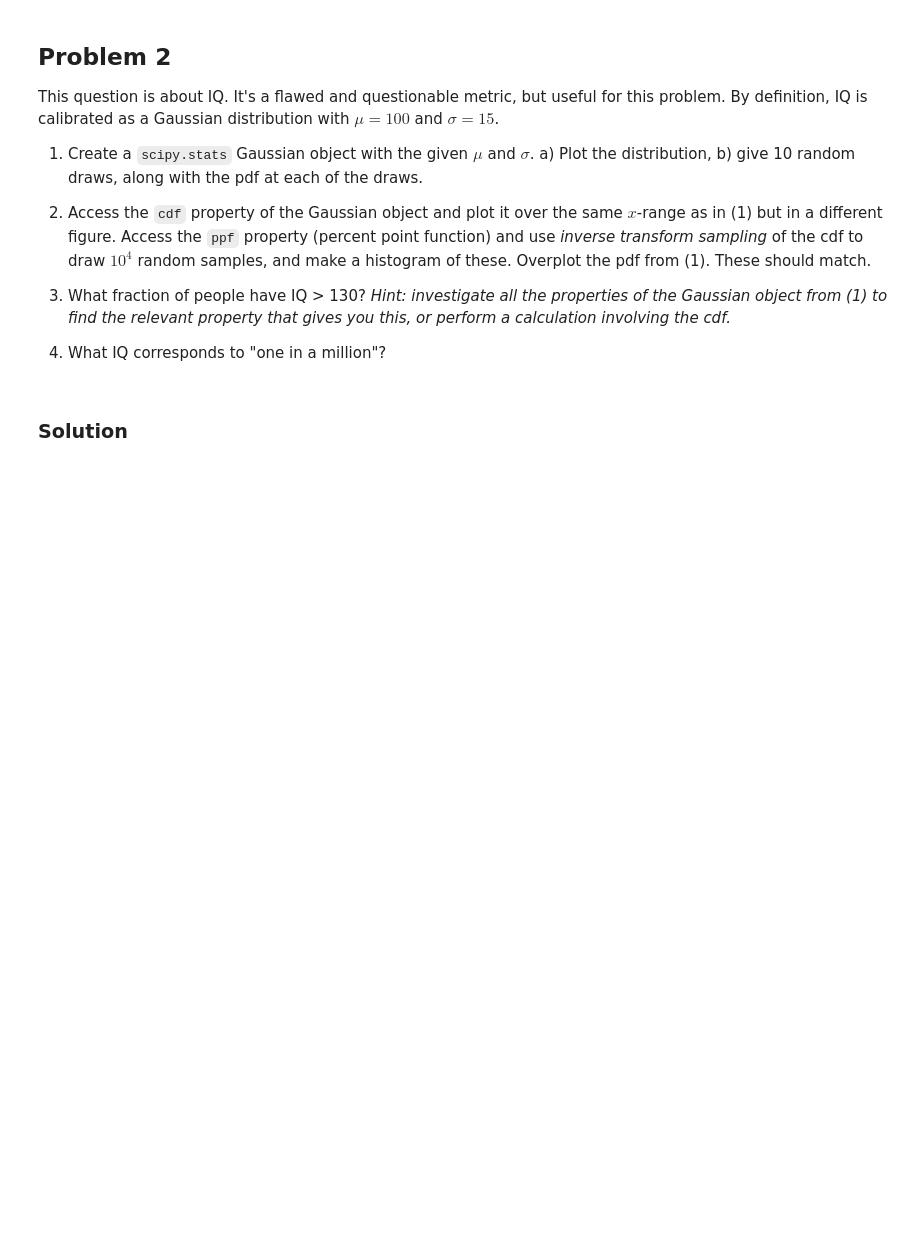
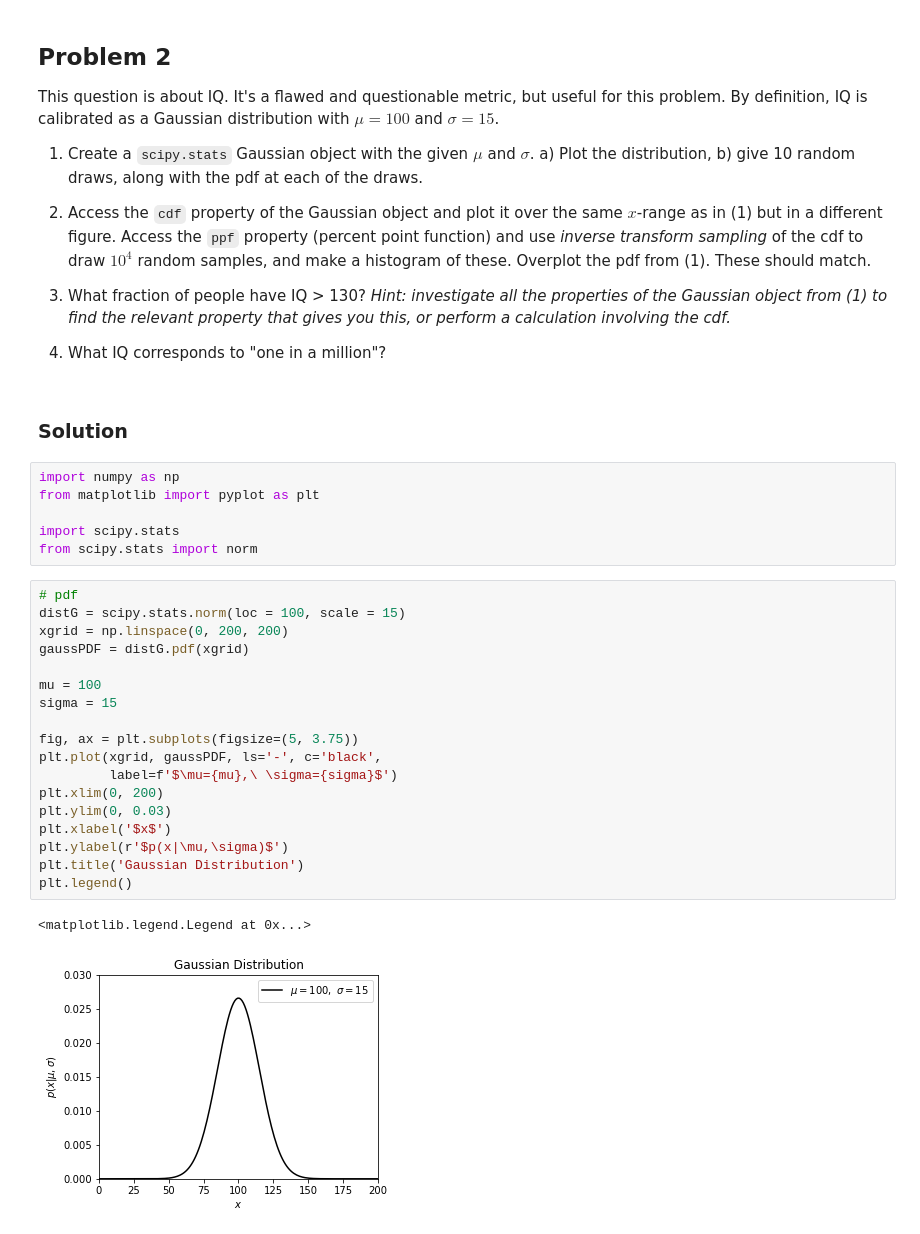
Before and after one commit to SissiChen17/astr3890, a Jupyter notebook: homework_notebooks/homework_4.ipynb, the cells around one changed output. Cells and saved outputs as stored; diff of their text form; blank space fills up the shorter version.

```diff
--- a/homework_notebooks/homework_4.ipynb
+++ b/homework_notebooks/homework_4.ipynb
@@ -33,3 +35,30 @@ This question is about IQ. It's a flawed and questionable metric, but useful for
 4) What IQ corresponds to "one in a million"?
 # %% [markdown]
 ### Solution
+# %%
+import numpy as np
+from matplotlib import pyplot as plt
+
+import scipy.stats
+from scipy.stats import norm
+# %%
+# pdf
+distG = scipy.stats.norm(loc = 100, scale = 15)
+xgrid = np.linspace(0, 200, 200)
+gaussPDF = distG.pdf(xgrid)
+
+mu = 100
+sigma = 15
+
+fig, ax = plt.subplots(figsize=(5, 3.75))
+plt.plot(xgrid, gaussPDF, ls='-', c='black',
+         label=f'$\mu={mu},\ \sigma={sigma}$')
+plt.xlim(0, 200)
+plt.ylim(0, 0.03)
+plt.xlabel('$x$')
+plt.ylabel(r'$p(x|\mu,\sigma)$')
+plt.title('Gaussian Distribution')
+plt.legend()
+# %% [output]
+<matplotlib.legend.Legend at 0x...>
+[figure, added]
```
Also changed, not shown: parts of 7 cells of this notebook, 1 other file.
